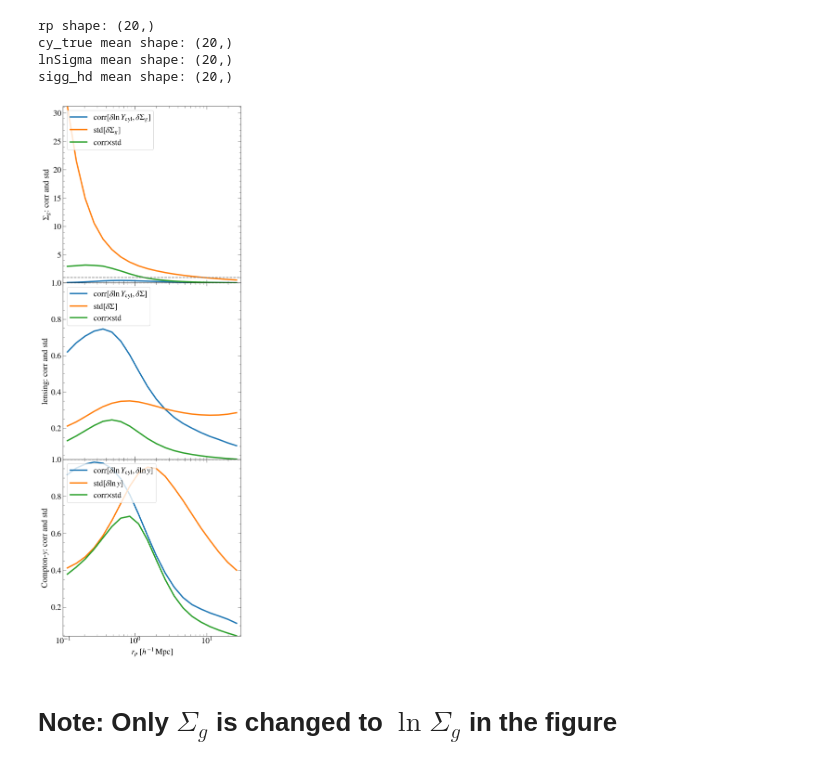
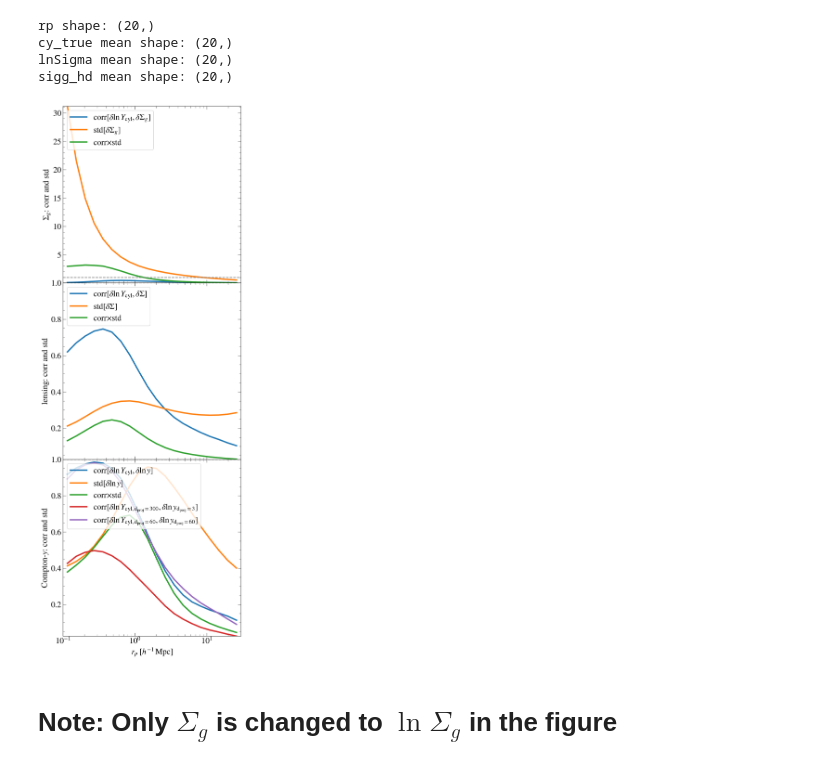
Before and after one commit to LeiAstro/projections_selection-bias_for_multi-wave_clusters_FLAMINGO, a Jupyter notebook: code/Y_correlation_add_data.ipynb, the cells around one changed output. Drawn from its saved outputs; the diff is of its cells as text; code cells hidden in the pictures.

```diff
--- a/code/Y_correlation_add_data.ipynb
+++ b/code/Y_correlation_add_data.ipynb
@@ -56,6 +56,24 @@ with h5py.File(corr_Yy, "r") as f:
     std_corrcoef_lnY_lncy  = f['std_corrcoef'][:]
     mean_corrcoef_lnY_lncy = f['mean_corrcoef'][:]
     rp_bins_lnY_lncy = f['rp_bins'][:]
+
+###### ln Ycyl(<=R500c, proj_depth=60 cMpc/h) (w/o noise) -- ln cy(proj_depth=60 cMpc) (w/o noise) ######
+
+corr_Yy_pd60 = DATA_BASE / "corrcoef_lnY500c_lncy_20rps_proj60.h5"
+
+with h5py.File(corr_Yy_pd60, "r") as f:
+    std_corrcoef_lnY_lncy_pd60  = f['std_corrcoef'][:]
+    mean_corrcoef_lnY_lncy_pd60 = f['mean_corrcoef'][:]
+    rp_bins_lnY_lncy_pd60 = f['rp_bins'][:]
+
+
+###### ln Ycyl(<=R500c, proj_depth=300 cMpc/h) (w/o noise) -- ln cy(proj_depth=3 cMpc) (w/o noise) ######
+corr_Yy_pd3 = DATA_BASE / "corrcoef_lnY500c_lncy_20rps_Yproj300_cy3.h5"
+
+with h5py.File(corr_Yy_pd3, "r") as f:
+    std_corrcoef_lnY_lncy_pd3  = f['std_corrcoef'][:]
+    mean_corrcoef_lnY_lncy_pd3 = f['mean_corrcoef'][:]
+    rp_bins_lnY_lncy_pd3 = f['rp_bins'][:]
 # %%
 def load_scatter_hdf5(infile):
     """
@@ -211,34 +229,49 @@ for row in range(3):
 
 
     if row == 2:  # SZ
         ## TODO: same for y with d=300 (no noise)
 
         rp = rp_bins_lnY_lncy
         corr = mean_corrcoef_lnY_lncy
         corr_err = std_corrcoef_lnY_lncy
         scatt = scat_lny_mean
         scatt_err = scat_lny_err
 
         line = ax.plot(rp, corr, lw=3, label=r"corr$[\delta\ln Y_{\rm cyl} , \delta\ln y]$")
         ax.fill_between(rp, corr-corr_err, corr+corr_err, interpolate=True, facecolor=line[0].get_c(), alpha=0.1)
 
         line = ax.plot(rp, scatt, lw=3, label=r"std$[\delta\ln y]$")
         ax.fill_between(rp, scatt-scatt_err, scatt+scatt_err, interpolate=True, facecolor=line[0].get_c(), alpha=0.1)
 
         line = ax.plot(rp, corr*scatt, lw=3, label=r"corr$\times$std")
         ax.fill_between(rp, corr*scatt+corr_scatt_err, corr*scatt-corr_scatt_err, interpolate=True, facecolor=line[0].get_c(), alpha=0.1)
 
+        ### Ycyl(dp=300) & cy(dp=3) ###
+        rp = rp_bins_lnY_lncy_pd3
+        corr = mean_corrcoef_lnY_lncy_pd3
+        corr_err = std_corrcoef_lnY_lncy_pd3
+
+        line = ax.plot(rp, corr, lw=3, label=r"corr$[\delta\ln Y_{\rm cyl, d_{\rm proj}=300} , \delta\ln y_{\rm d_{\rm proj}=3}]$")
+        ax.fill_between(rp, corr-corr_err, corr+corr_err, interpolate=True, facecolor=line[0].get_c(), alpha=0.1)
+
+        ### Ycyl(dp=60) & cy(dp=60) ###
+        rp = rp_bins_lnY_lncy_pd60
+        corr = mean_corrcoef_lnY_lncy_pd60
+        corr_err = std_corrcoef_lnY_lncy_pd60
+
+        line = ax.plot(rp, corr, lw=3, label=r"corr$[\delta\ln Y_{\rm cyl, d_{\rm proj}=60} , \delta\ln y_{\rm d_{\rm proj}=60}]$")
+        ax.fill_between(rp, corr-corr_err, corr+corr_err, interpolate=True, facecolor=line[0].get_c(), alpha=0.1)
 
     ax.axhline(1, c='gray', ls='--')
     # ax.set_ylim(0.9, 1.5)
     ax.set_xlim(0.1, 30)
     ax.set_xscale('log')
 
     ax.legend(loc=2)
     ax.grid(False)
 # plt.savefig('../plots/Y_correlation.pdf')
 # %% [output]
-[figure, old version]
+[figure, new version]
 # %% [markdown]
 # Note: Only $\Sigma_g$ is changed to  $\ln \Sigma_g$ in the figure
 # %%
```
Also changed, not shown: 5 other files.
